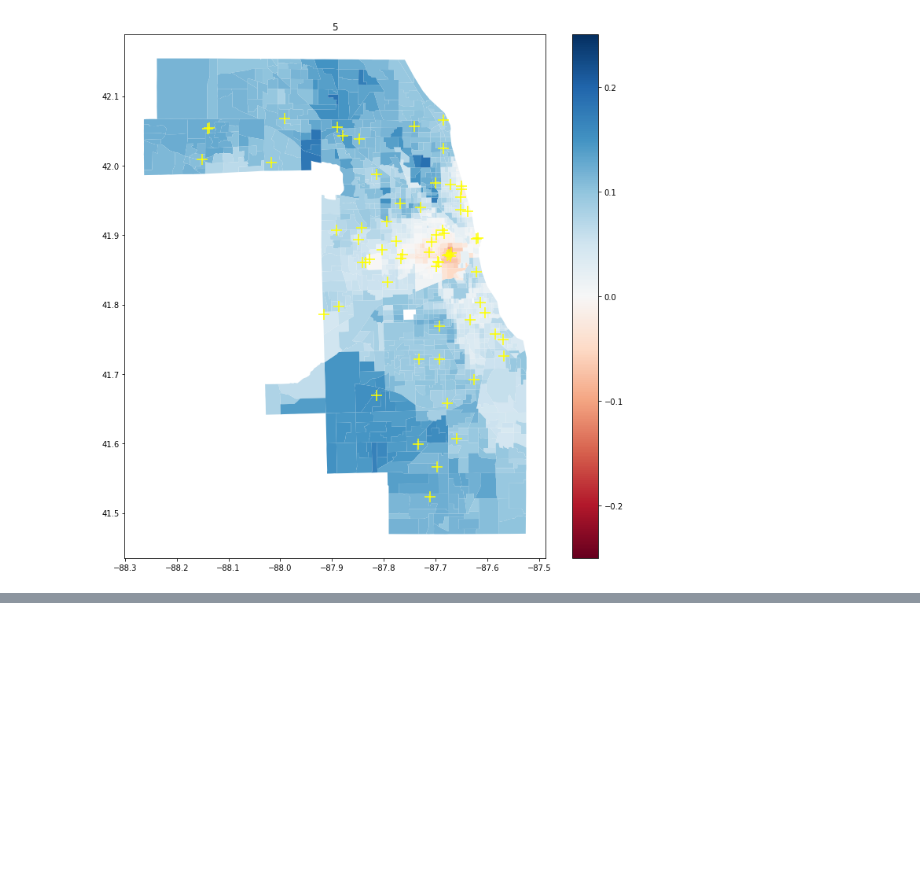
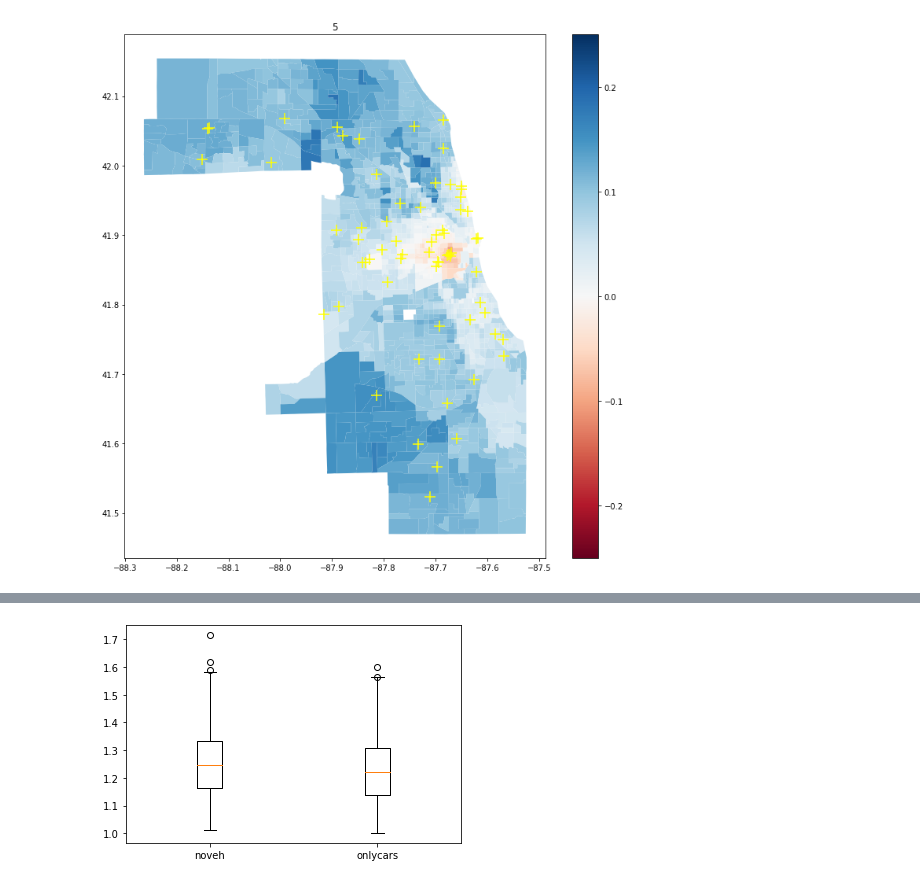
Before and after one commit to cybergis/AgentAccess, a Jupyter notebook: notebooks/ParameterAnalysis.ipynb, the cells around one changed output, grey strips where cells are left out. Cells and saved outputs as stored; diff of their text form; code cells hidden in the pictures; blank space fills up the shorter version.

```diff
--- a/notebooks/ParameterAnalysis.ipynb
+++ b/notebooks/ParameterAnalysis.ipynb
@@ -431,0 +463,21 @@ for k in topK:
+# %%
+cost_dict = {x: {'noveh': [], 'onlycars': []} for x in mean_costs.index}
+for k, v in experiment_paths.items():
+    for path in v:
+        # load the parameter json
+        param_path = os.path.join(path, "parameters.json")
+        param_file = open(param_path)
+        params = json.load(param_file)
+        cf, ts, tk, na = params["cost_function"], params["time_steps"], params["top_k"], params["pop_per_agent"]
+        if cf == "raam":
+            # load the data
+            results = pd.read_csv(os.path.join(path, "spatial_units.csv"), index_col="GEOID")
+            results.index = results.index.map(str)
+            # drop the ones that don't have population
+            results = results[results.index.isin(mean_costs.index)]
+            assert max(results[res_col]) < 10
+            for index, row in results.iterrows():
+                cost_dict[index][k].append(row[res_col])
+# %%
+# list comprehensions can become very dumb
+avg_costs_by_cars = {key: [np.mean(ival) for ikey, ival in val.items()] for key, val in cost_dict.items()}
@@ -431,0 +504,3 @@ for k in topK:
+# %%
+avg_costs_by_cars_df = pd.DataFrame.from_dict(avg_costs_by_cars, orient='index', columns=['noveh', 'onlycars'])
+avg_costs_by_cars_df.head()
@@ -431,0 +514,3 @@ for k in topK:
+# %%
+merged_by_car = acc.merge(avg_costs_by_cars_df, left_index=True, right_index=True)
+merged_by_car.head()
@@ -431,0 +525,9 @@ for k in topK:
+# %%
+data, labels = [], []
+for k in ['noveh', 'onlycars']:
+    data.append(merged_by_car[k])
+    labels.append(k)
+plt.boxplot(data, labels=labels)
+plt.show()
+# %% [output]
+[figure, added]
```
Also changed, not shown: parts of 22 cells of this notebook, 1 other file.
